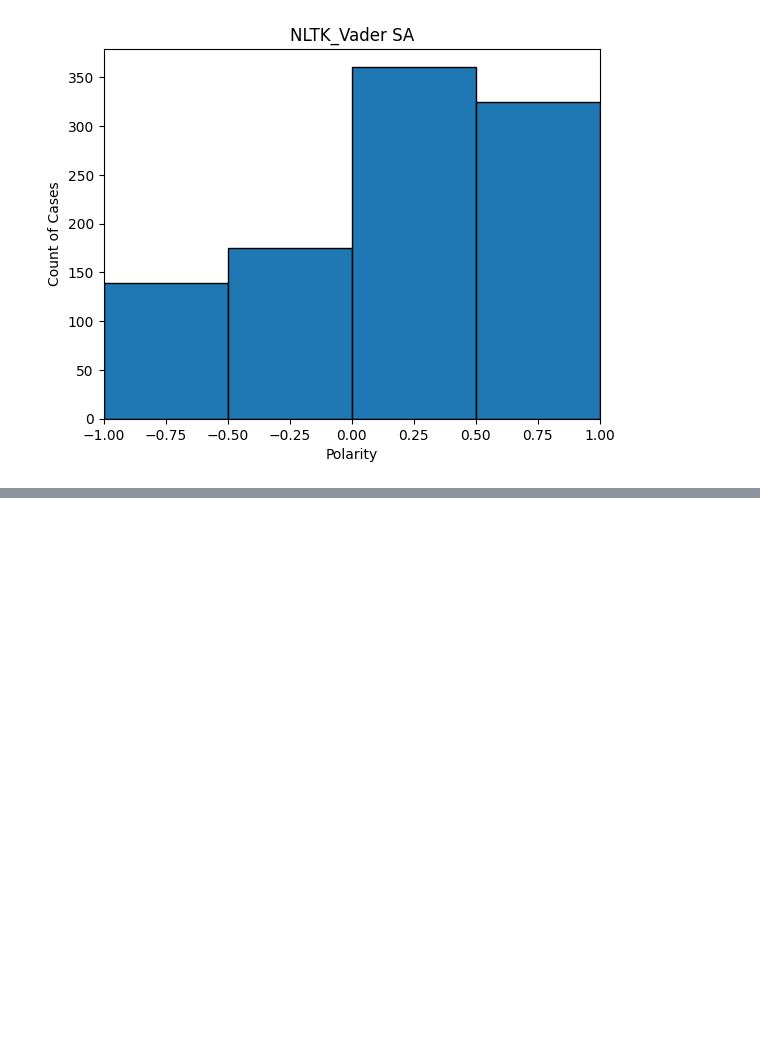
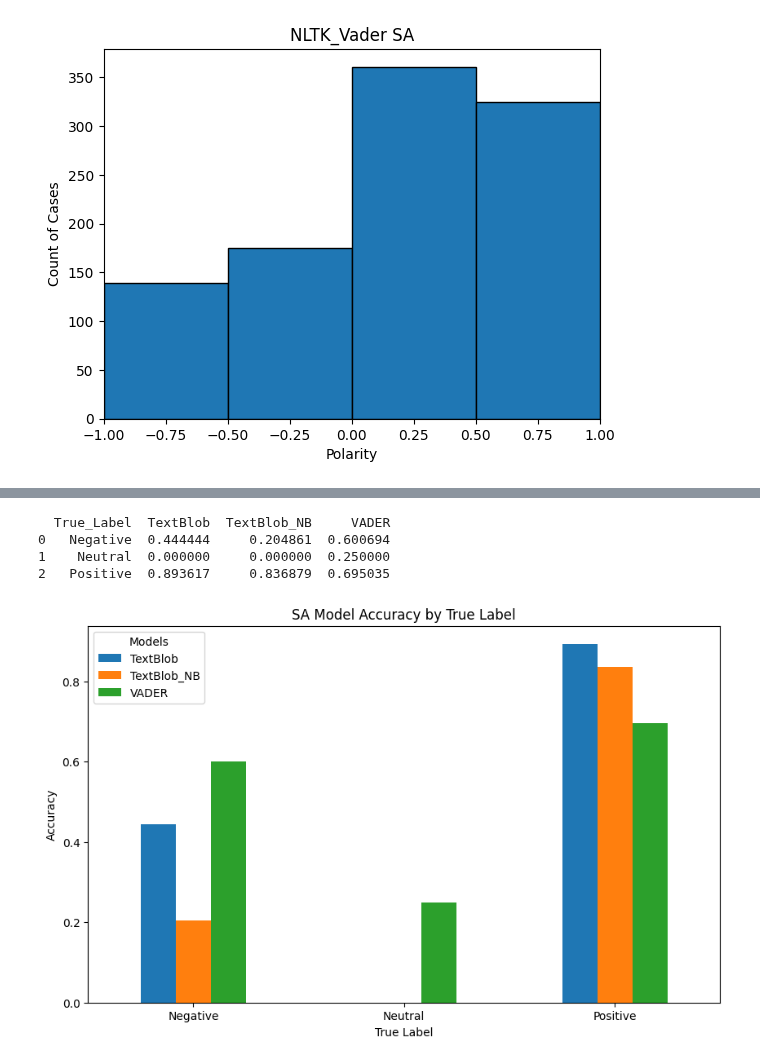
Before and after one commit to wd686/InkSightAnalyzer, a Jupyter notebook: SA [Wudi].ipynb, the cells around one changed output, grey strips where cells are left out. Drawn from its saved outputs; the diff is of its cells as text; code cells hidden in the pictures; blank space fills up the shorter version.

```diff
--- a/SA [Wudi].ipynb
+++ b/SA [Wudi].ipynb
@@ -213,0 +254,31 @@ plt.show()
+# %%
+def calculate_accuracy_per_label(df, model_col, true_label_col):
+    accuracy_per_label = df.groupby(true_label_col).apply(lambda x: (x[model_col] == x[true_label_col]).mean())
+    return accuracy_per_label
+
+textblob_accuracy_per_label = calculate_accuracy_per_label(df_sa, 'Sentiment_Label_TB', 'True_Label')
+textblob_nb_accuracy_per_label = calculate_accuracy_per_label(df_sa, 'Sentiment_Label_TB_NB', 'True_Label')
+vader_accuracy_per_label = calculate_accuracy_per_label(df_sa, 'Sentiment_Label_VADER', 'True_Label')
+
+accuracy_df = pd.DataFrame({
+    'TextBlob': textblob_accuracy_per_label,
+    'TextBlob_NB': textblob_nb_accuracy_per_label,
+    'VADER': vader_accuracy_per_label
+}).reset_index()
+
+print(accuracy_df)
+
+
+accuracy_df.plot(x='True_Label', kind='bar', figsize=(10, 6))
+plt.title('SA Model Accuracy by True Label')
+plt.xlabel('True Label')
+plt.ylabel('Accuracy')
+plt.xticks(rotation=0)
+plt.legend(title='Models')
+plt.show()
+# %% [output]
+  True_Label  TextBlob  TextBlob_NB     VADER
+0   Negative  0.444444     0.204861  0.600694
+1    Neutral  0.000000     0.000000  0.250000
+2   Positive  0.893617     0.836879  0.695035
+[figure, added]
```
Also changed, not shown: parts of 12 cells of this notebook, 2 other files.
